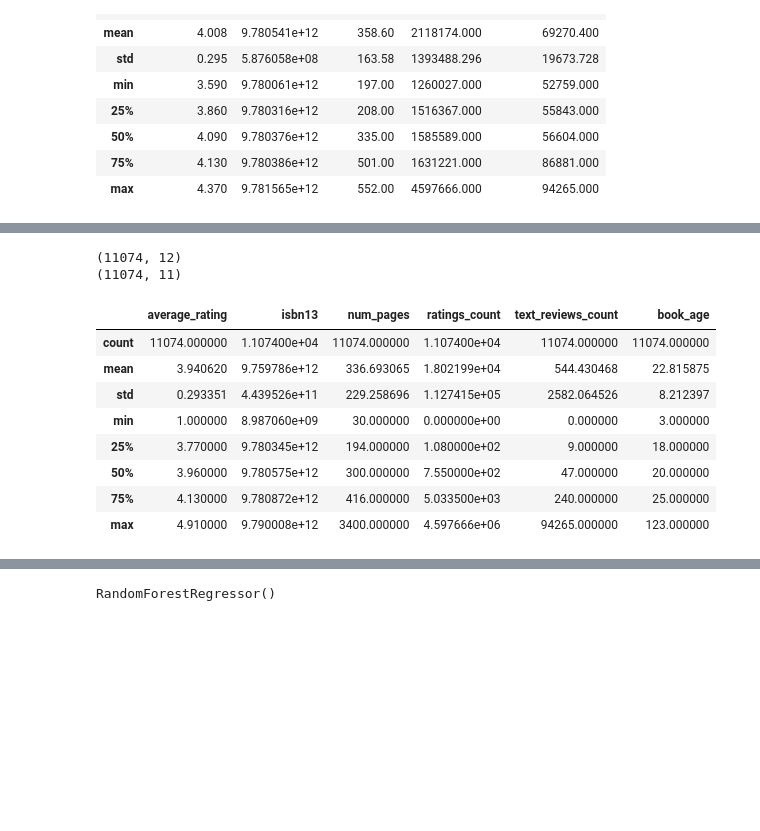
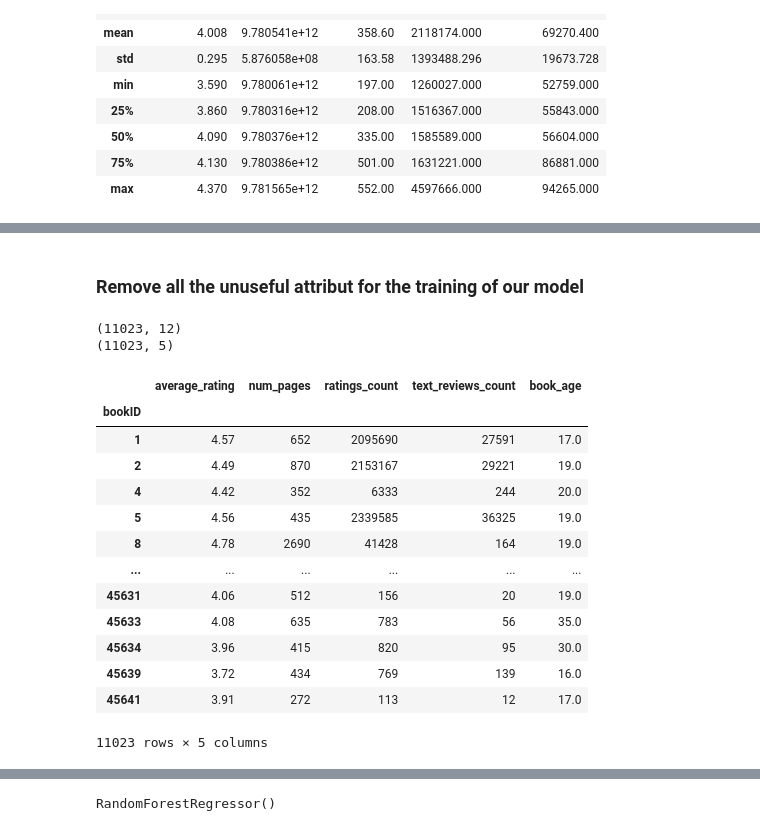
Before and after one commit to Yeinkal/ML_G14_Average_Rating, a Jupyter notebook: ML_project14_(2).ipynb, the cells around one changed output, grey strips where cells are left out. Drawn from its saved outputs; the diff is of its cells as text; code cells hidden in the pictures; blank space fills up the shorter version.

```diff
--- a/ML_project14_(2).ipynb
+++ b/ML_project14_(2).ipynb
@@ -249,0 +246,5 @@ bookrate1_df.describe().round(3) # vericication of the delation of "0" and "5"
+# %%
+bookrate1_df = bookrate_df.loc[bookrate_df.average_rating < 5] #deletion of the "5" average_rating books
+bookrate1_df = bookrate1_df.loc[bookrate_df.average_rating > 0] #deletion of the "0" average_rating books
+bookrate1_df = bookrate1_df.loc[bookrate_df.authors != "NOT A BOOK"] #deletion of the "NOT A BOOK" authors books
+bookrate1_df.describe().round(3) # vericication of the delation of "0" and "5
@@ -469,0 +491,3 @@ After analysing the rating count we decide
+# %%
+bookrate1_df = bookrate1_df[bookrate1_df.ratings_count > 0]
+bookrate1_df.describe()
@@ -553,19 +615,26 @@ bookrate1_df.describe()
+# %% [markdown]
+### Remove all the unuseful attribut for the training of our model
 # %%
 print(bookrate1_df.shape)
-bookrate2_df=bookrate1_df.drop(columns=["publication_date"])
+bookrate2_df=bookrate1_df.drop(columns=["language_code","publication_date","title","authors","isbn","isbn13","publisher"])
 print(bookrate2_df.shape)
 # %% [output]
-(11074, 12)
-(11074, 11)
+(11023, 12)
+(11023, 5)
 # %%
-bookrate2_df.describe()
+bookrate2_df
 # %% [output]
-|  | average_rating | isbn13 | num_pages | ratings_count | text_reviews_count | book_age |
-| count | 11074.000000 | 1.107400e+04 | 11074.000000 | 1.107400e+04 | 11074.000000 | 11074.000000 |
-| mean | 3.940620 | 9.759786e+12 | 336.693065 | 1.802199e+04 | 544.430468 | 22.815875 |
-| std | 0.293351 | 4.439526e+11 | 229.258696 | 1.127415e+05 | 2582.064526 | 8.212397 |
-| min | 1.000000 | 8.987060e+09 | 30.000000 | 0.000000e+00 | 0.000000 | 3.000000 |
-| 25% | 3.770000 | 9.780345e+12 | 194.000000 | 1.080000e+02 | 9.000000 | 18.000000 |
-| 50% | 3.960000 | 9.780575e+12 | 300.000000 | 7.550000e+02 | 47.000000 | 20.000000 |
-| 75% | 4.130000 | 9.780872e+12 | 416.000000 | 5.033500e+03 | 240.000000 | 25.000000 |
-| max | 4.910000 | 9.790008e+12 | 3400.000000 | 4.597666e+06 | 94265.000000 | 123.000000 |
+|  | average_rating | num_pages | ratings_count | text_reviews_count | book_age |
+| bookID |  |  |  |  |  |
+| 1 | 4.57 | 652 | 2095690 | 27591 | 17.0 |
+| 2 | 4.49 | 870 | 2153167 | 29221 | 19.0 |
+| 4 | 4.42 | 352 | 6333 | 244 | 20.0 |
+| 5 | 4.56 | 435 | 2339585 | 36325 | 19.0 |
+| 8 | 4.78 | 2690 | 41428 | 164 | 19.0 |
+| ... | ... | ... | ... | ... | ... |
+| 45631 | 4.06 | 512 | 156 | 20 | 19.0 |
+| 45633 | 4.08 | 635 | 783 | 56 | 35.0 |
+| 45634 | 3.96 | 415 | 820 | 95 | 30.0 |
+| 45639 | 3.72 | 434 | 769 | 139 | 16.0 |
+| 45641 | 3.91 | 272 | 113 | 12 | 17.0 |
+11023 rows × 5 columns
```
Also changed, not shown: parts of 100 cells of this notebook.
